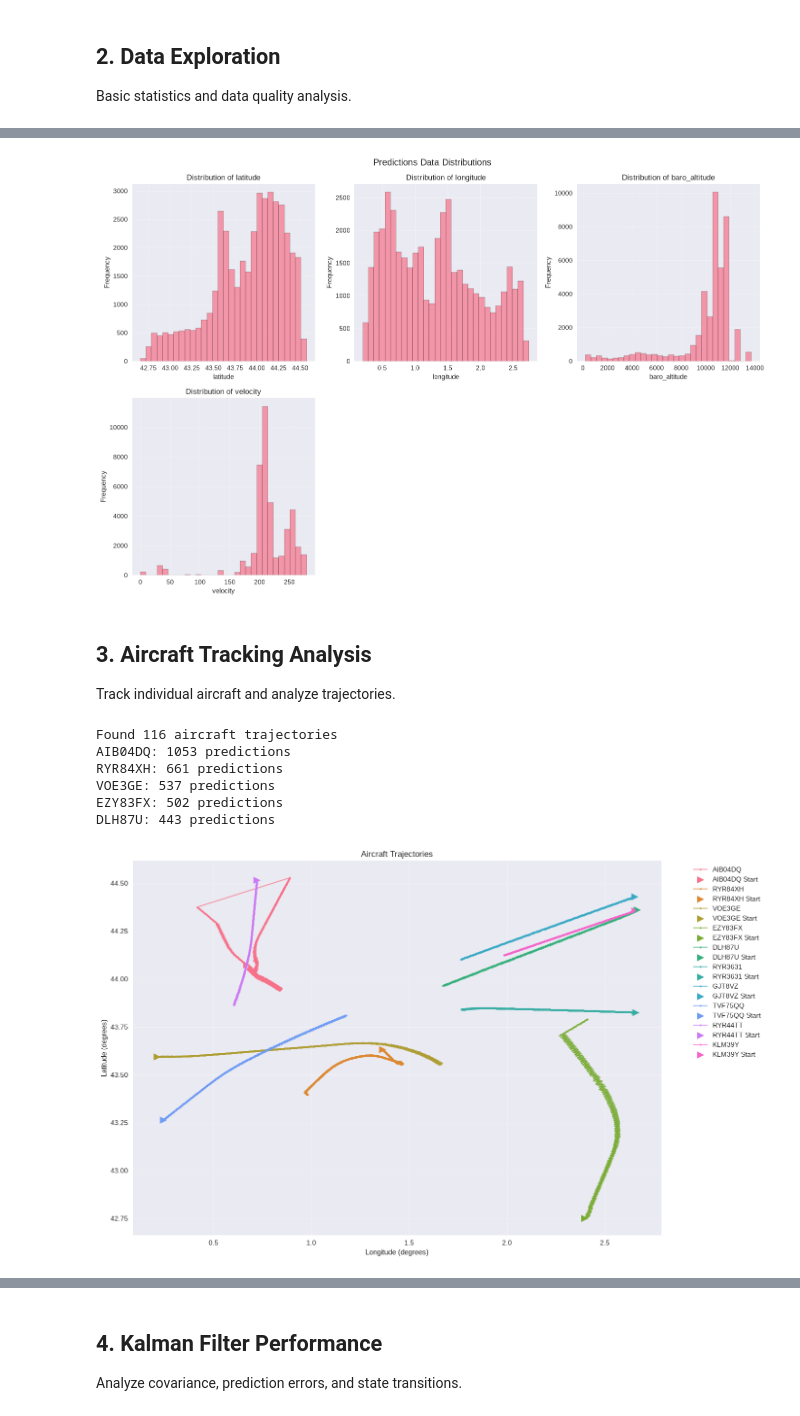
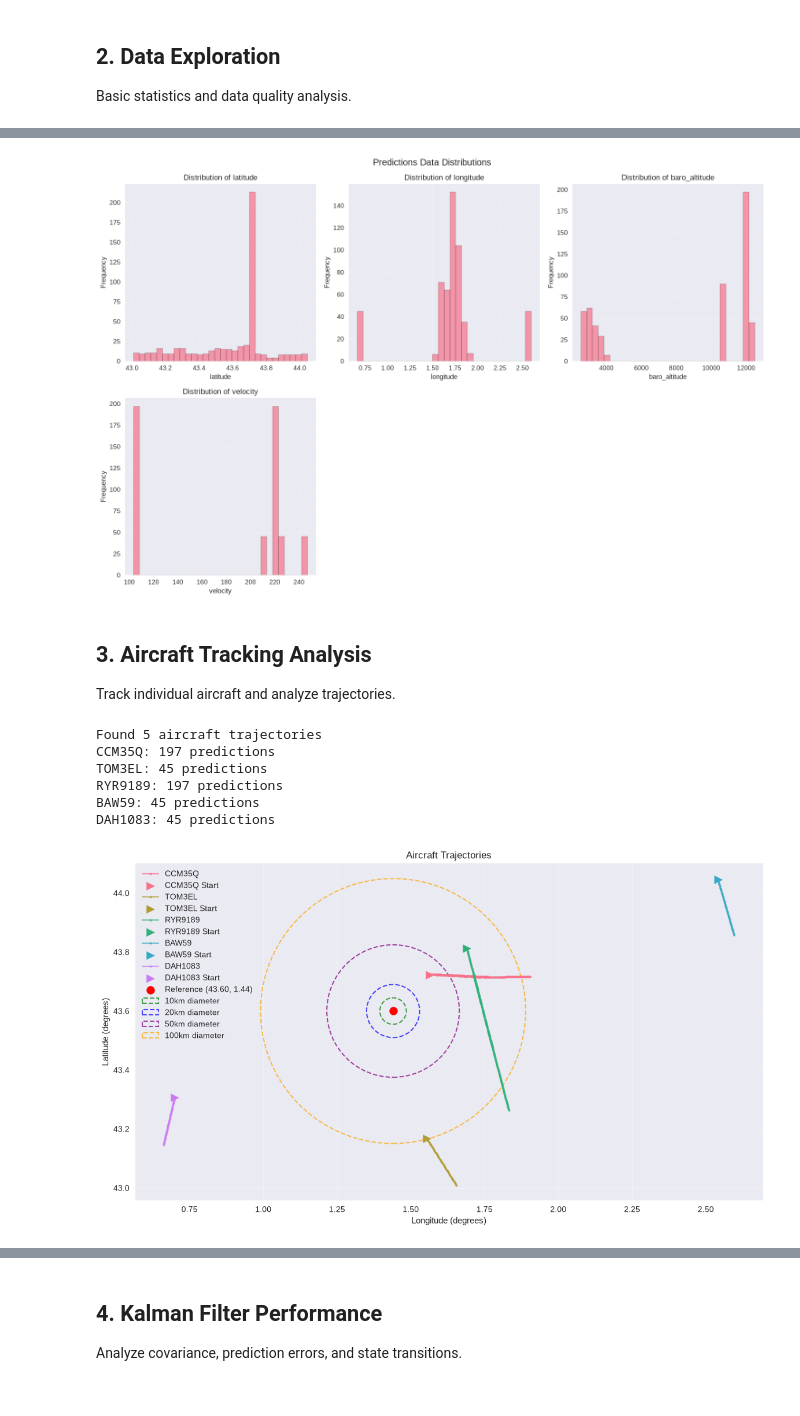
Before and after one commit to Kyustern/skycam-monorepo, a Jupyter notebook: notebooks/kalman-tuning/kalman-tuning.ipynb, the cells around one changed output, grey strips where cells are left out. Saved outputs shown, nothing was run; the diff lists cells and outputs as text; code cells hidden in the pictures.

```diff
--- a/notebooks/kalman-tuning/kalman-tuning.ipynb
+++ b/notebooks/kalman-tuning/kalman-tuning.ipynb
@@ -104,7 +115,7 @@ Sessions for 2026-08-24:
 # %%
 # Load all data
 print('Loading data...')
-predictions, opensky, statistics, metadata_list = data_loader.load_all_data()
+predictions, opensky, statistics, metadata_list = data_loader.load_all_data(limit=1)
 
 print(f'Predictions: {len(predictions)} records')
 print(f'OpenSky: {len(opensky)} records')
@@ -228,7 +234,7 @@ plt.suptitle('Predictions Data Distributions')
 plt.tight_layout()
 plt.show()
 # %% [output]
-[figure, old version]
+[figure, new version]
 # %% [markdown]
 ## 3. Aircraft Tracking Analysis
 
@@ -242,24 +248,58 @@ print(f'Found {len(trajectories)} aircraft trajectories')
 for callsign in list(trajectories.keys())[:5]:
     print(f'{callsign}: {len(trajectories[callsign])} predictions')
 # %% [output]
-Found 116 aircraft trajectories
-AIB04DQ: 1053 predictions
-RYR84XH: 661 predictions
-VOE3GE: 537 predictions
-EZY83FX: 502 predictions
-DLH87U: 443 predictions
+Found 5 aircraft trajectories
+CCM35Q: 197 predictions
+TOM3EL: 45 predictions
+RYR9189: 197 predictions
+BAW59: 45 predictions
+DAH1083: 45 predictions
 # %%
-# Plot trajectories
+# Plot trajectories with reference point and range circles
+
 if trajectories:
     sample_callsigns = list(trajectories.keys())[:min(10, len(trajectories))]
     sample_preds = predictions[predictions['callsign'].isin(sample_callsigns)]
 
     fig, ax = kalman_visualizer.plot_aircraft_trajectories(
         sample_preds, callsigns=sample_callsigns, figsize=(14, 10)
     )
+
+    # Set equal aspect ratio so circles don't appear as ellipses
+    ax.set_aspect('equal')
+
+    # Reference point (Toulouse area)
+    ref_lat = 43.60
+    ref_lon = 1.44
+
+    # Plot reference point
+    ax.scatter(ref_lon, ref_lat, color='red', s=100, zorder=10, label='Reference (43.60, 1.44)')
+
+    # Draw concentric circles with different diameters (10km, 20km, 50km, 100km)
+    # Earth radius in km, 1 degree of lat/lon ~ 111.32 km
+    km_per_degree = 111.32
+
+    # Diameters in km and their corresponding radii in degrees
+    diameters_km = [10, 20, 50, 100]
+    colors = ['green', 'blue', 'purple', 'orange']
+    labels = [f'{d}km diameter' for d in diameters_km]
+
+    for diameter_km, color, label in zip(diameters_km, colors, labels):
+        radius_km = diameter_km / 2
+        radius_deg = radius_km / km_per_degree
+
+        # Create circle patch
+        circle = plt.Circle((ref_lon, ref_lat), radius_deg,
+                           fill=False, edgecolor=color, linestyle='--',
+                           linewidth=1.5, alpha=0.7, label=label)
+        ax.add_patch(circle)
+
+    # Adjust legend to include circles
+    ax.legend(loc='best')
+
     plt.show()
 # %% [output]
-[figure, old version]
+[figure, new version]
 # %%
 # Track continuity analysis
 continuity_results = []
```
Also changed, not shown: parts of 23 cells of this notebook, 8 other files.
